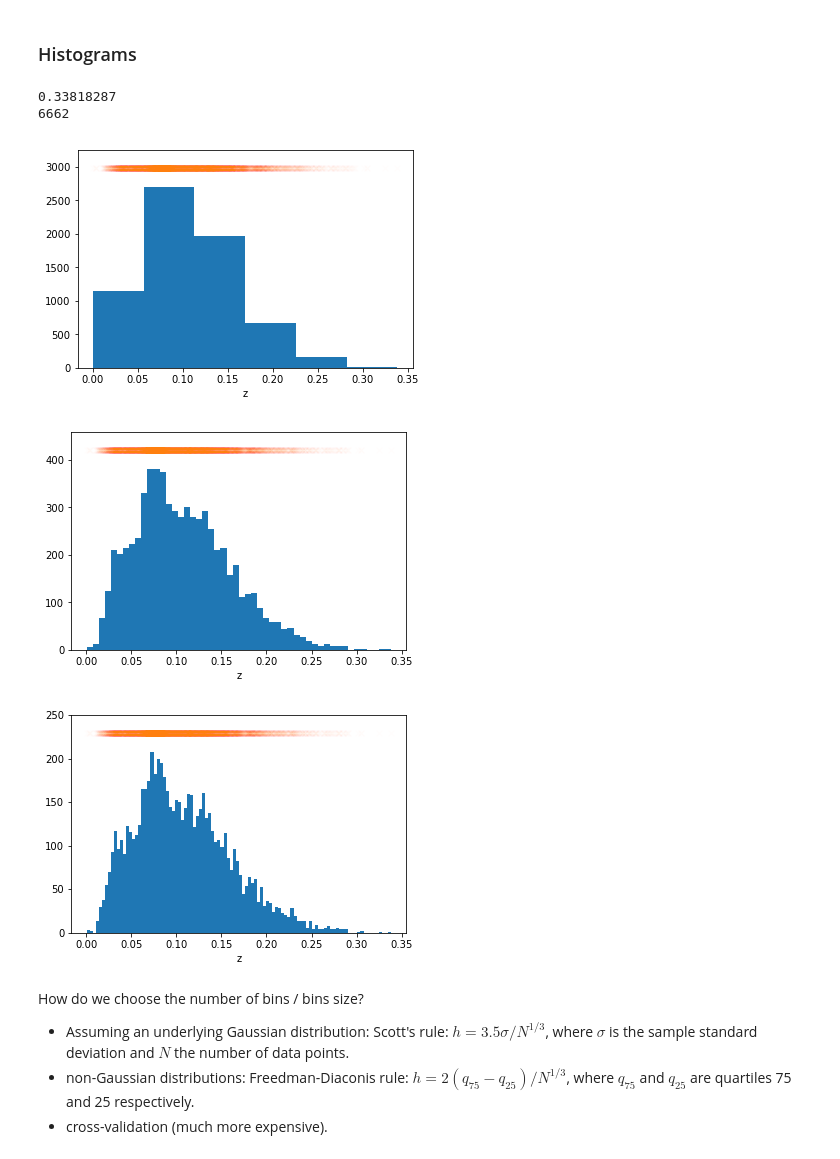
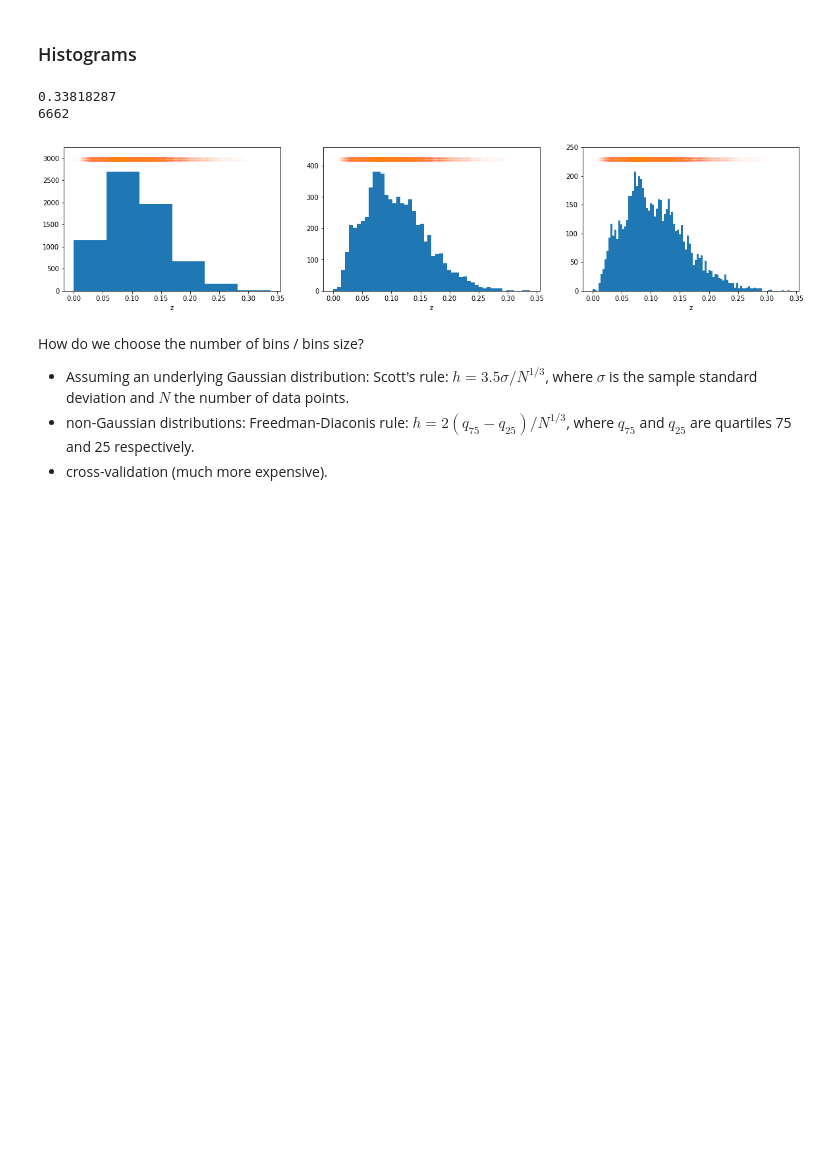
Before and after one commit to cridonoso/IntroToDataScience, a Jupyter notebook: 4-DensityEstimation/guille/DataScience1_12_DensityEstimation.ipynb, the cells around one changed output. Drawn from its saved outputs; the diff is of its cells as text; code cells hidden in the pictures; blank space fills up the shorter version.

```diff
--- a/4-DensityEstimation/DataScience1_12_DensityEstimation/DataScience1_12_DensityEstimation.ipynb
+++ b/4-DensityEstimation/guille/DataScience1_12_DensityEstimation.ipynb
@@ -25,27 +29,26 @@ The goal of density estimation is to build a probability density function by usi
+# %%
+df = pd.read_csv('data/SDSS_Gals.csv')
+print (df['z'].max())
+print (len(z))
+# %% [output]
+0.33818287
+6662
 # %%
-import pandas as pd
-import numpy as np
-import pylab as pl
-
-df = pd.read_csv("data/SDSS_gals.csv")
-print df['z'].max()
 z = np.array(df['z'])
 #z = np.array(df.sample(100)['z'])
-print len(z)
+
 bins = [6, 50, 100]
-
-for b in bins:
+pl.figure(figsize=(20,4))
+for index, b in enumerate(bins):
+    pos = int(str(13)+str(index+1))
+    pl.subplot(pos)
     n, _, _ = pl.hist(z, bins = b)
     pl.plot (z, np.ones(len(z))*n.max()*1.1, "x", alpha = 0.01)
     pl.ylim([0, n.max()*1.2])
     pl.xlabel("z")
-    pl.show()
+pl.show()
 # %% [output]
-0.33818287
-6662
-[figure, old version]
+[figure, new version]
-[figure, removed]
-[figure, removed]
 # %% [markdown]
 How do we choose the number of bins / bins size?
 * Assuming an underlying Gaussian distribution: Scott's rule: $h=3.5\sigma/N^{1/3}$, where $\sigma$ is the sample standard deviation and $N$ the number of data points.
```
Also changed, not shown: parts of 5 cells of this notebook, 45 other files.
